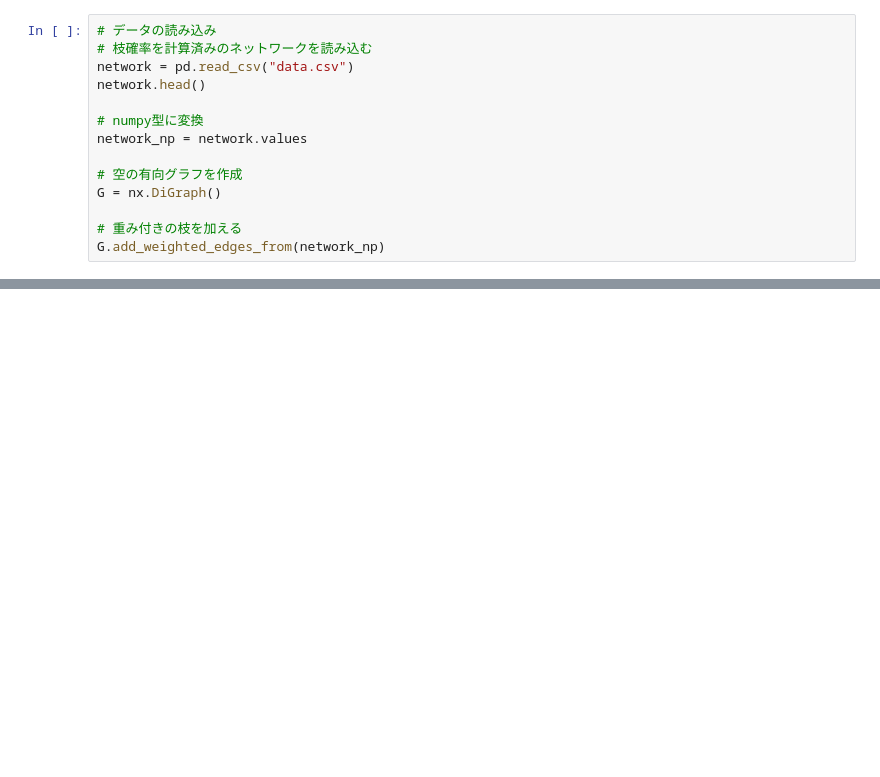
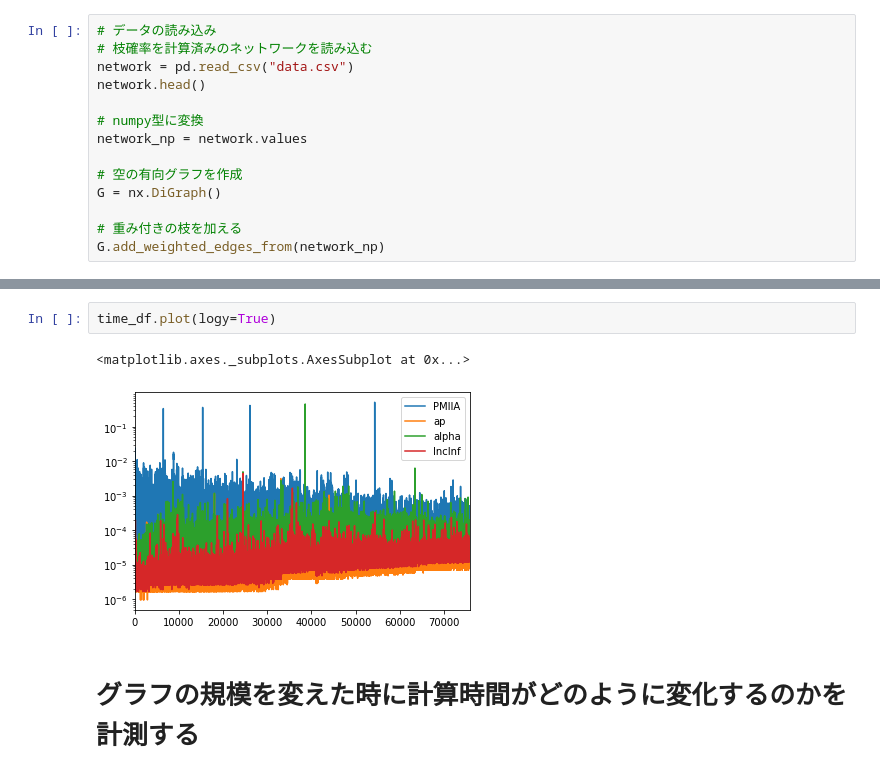
Before and after one commit to plue1011/code, a Jupyter notebook: PMIA.ipynb, the cells around one changed output, grey strips where cells are left out. Drawn from its saved outputs; the diff is of its cells as text; blank space fills up the shorter version.

```diff
--- a/PMIA.ipynb
+++ b/PMIA.ipynb
@@ -310,0 +396,7 @@ KeyboardInterrupt:
+# %%
+time_df.plot(logy=True)
+# %% [output]
+<matplotlib.axes._subplots.AxesSubplot at 0x...>
+[figure, added]
+# %% [markdown]
+# グラフの規模を変えた時に計算時間がどのように変化するのかを計測する
```
Also changed, not shown: parts of 15 cells of this notebook.
